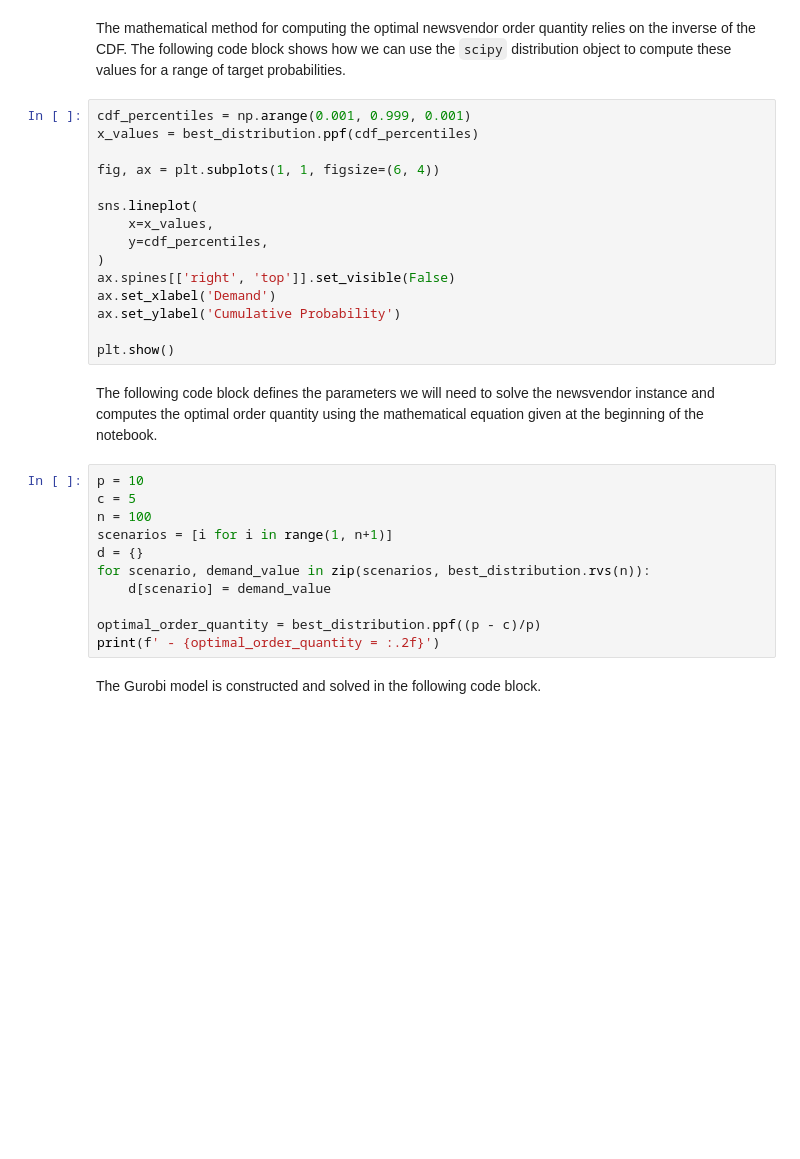
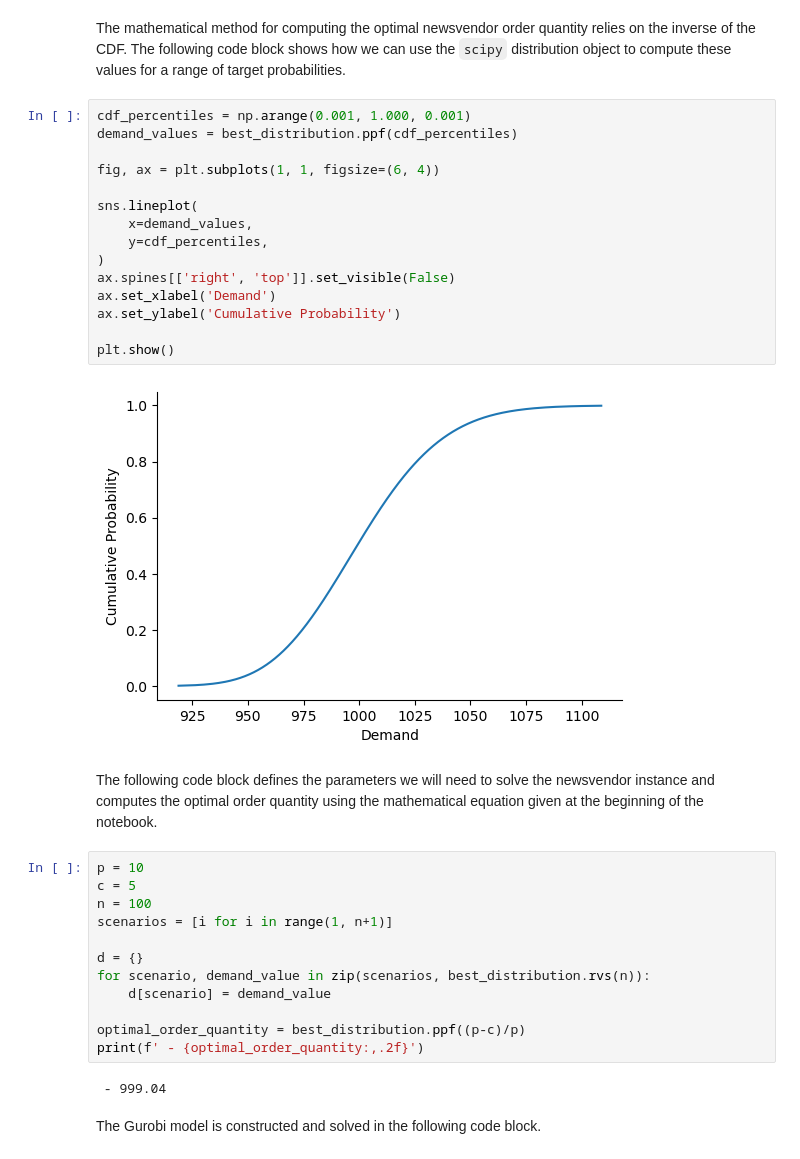
Before and after one commit to freemanalytics/optimization-modeling, a Jupyter notebook: Newsvendor - Sample Average Approximation.ipynb, the cells around one changed output. Drawn from its saved outputs; the diff is of its cells as text; blank space fills up the shorter version.

```diff
--- a/Newsvendor - Sample Average Approximation.ipynb
+++ b/Newsvendor - Sample Average Approximation.ipynb
@@ -87,20 +97,22 @@ plt.show()
 # %% [markdown]
 The mathematical method for computing the optimal newsvendor order quantity relies on the inverse of the CDF. The following code block shows how we can use the `scipy` distribution object to compute these values for a range of target probabilities.
 # %%
-cdf_percentiles = np.arange(0.001, 0.999, 0.001)
-x_values = best_distribution.ppf(cdf_percentiles)
+cdf_percentiles = np.arange(0.001, 1.000, 0.001)
+demand_values = best_distribution.ppf(cdf_percentiles)
 
 fig, ax = plt.subplots(1, 1, figsize=(6, 4))
 
 sns.lineplot(
-    x=x_values,
+    x=demand_values,
     y=cdf_percentiles,
 )
 ax.spines[['right', 'top']].set_visible(False)
 ax.set_xlabel('Demand')
 ax.set_ylabel('Cumulative Probability')
 
 plt.show()
+# %% [output]
+[figure, added]
 # %% [markdown]
 The following code block defines the parameters we will need to solve the newsvendor instance and computes the optimal order quantity using the mathematical equation given at the beginning of the notebook.
 # %%
@@ -108,11 +120,14 @@ p = 10
 c = 5
 n = 100
 scenarios = [i for i in range(1, n+1)]
+
 d = {}
 for scenario, demand_value in zip(scenarios, best_distribution.rvs(n)):
     d[scenario] = demand_value
 
-optimal_order_quantity = best_distribution.ppf((p - c)/p)
-print(f' - {optimal_order_quantity = :.2f}')
+optimal_order_quantity = best_distribution.ppf((p-c)/p)
+print(f' - {optimal_order_quantity:,.2f}')
+# %% [output]
+ - 999.04
 # %% [markdown]
 The Gurobi model is constructed and solved in the following code block.
```
Also changed, not shown: parts of 9 cells of this notebook.
